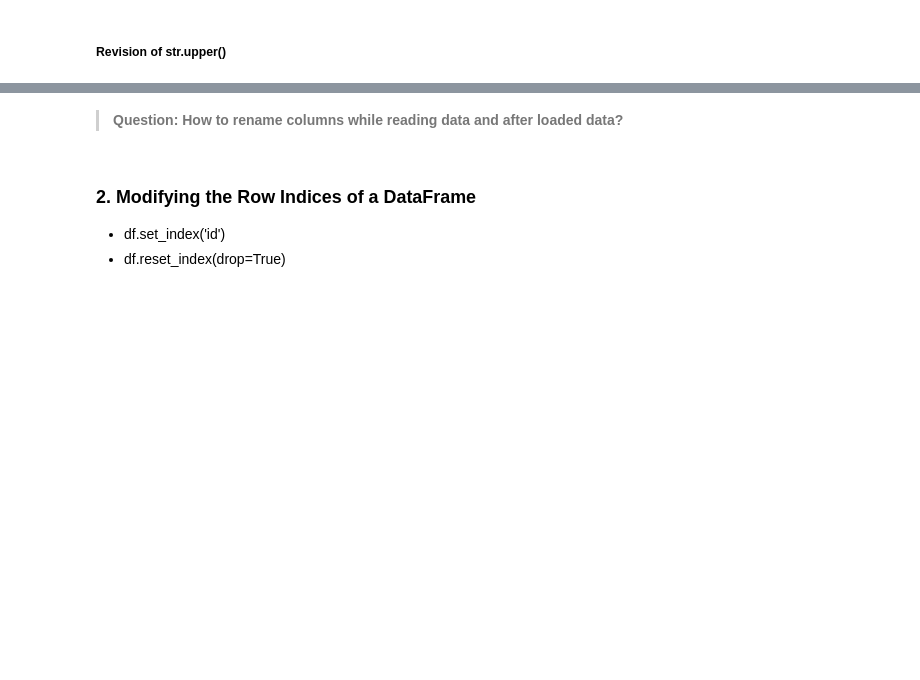
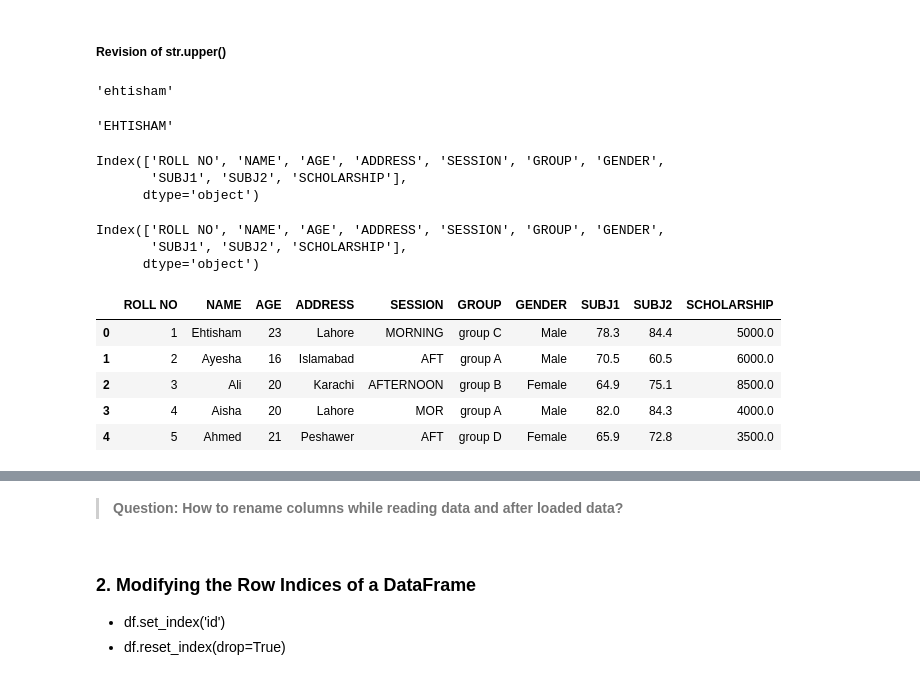
Before and after one commit to ehtisham-sadiq/Python-Backend, a Jupyter notebook: NumPy_Pandas_Tutorials/DataFrame_Modification.ipynb, the cells around one changed output, grey strips where cells are left out. Saved outputs shown, nothing was run; the diff lists cells and outputs as text; code cells hidden in the pictures; blank space fills up the shorter version.

```diff
--- a/NumPy_Pandas_Tutorials/DataFrame_Modification.ipynb
+++ b/NumPy_Pandas_Tutorials/DataFrame_Modification.ipynb
@@ -97,10 +129,33 @@ df.columns
 ##### Revision of str.upper()
 # %%
 str1 = "ehtisham"
-# str1
-# print(dir(str1))
-str1.upper()
+str1
+# %% [output]
+'ehtisham'
+# %%
+# print(dir(str1))
+str1.upper()
+# %% [output]
+'EHTISHAM'
+# %%
+df.columns.str.upper()
+# %% [output]
+Index(['ROLL NO', 'NAME', 'AGE', 'ADDRESS', 'SESSION', 'GROUP', 'GENDER',
+       'SUBJ1', 'SUBJ2', 'SCHOLARSHIP'],
+      dtype='object')
 # %%
 df.columns = df.columns.str.upper()
-df.columns = df.columns.str.replace(' ','_')
-df.columns = df.columns.str.replace('-','_')
+df.columns
+# %% [output]
+Index(['ROLL NO', 'NAME', 'AGE', 'ADDRESS', 'SESSION', 'GROUP', 'GENDER',
+       'SUBJ1', 'SUBJ2', 'SCHOLARSHIP'],
+      dtype='object')
+# %%
+df.head()
+# %% [output]
+|  | ROLL NO | NAME | AGE | ADDRESS | SESSION | GROUP | GENDER | SUBJ1 | SUBJ2 | SCHOLARSHIP |
+| 0 | 1 | Ehtisham | 23 | Lahore | MORNING | group C | Male | 78.3 | 84.4 | 5000.0 |
+| 1 | 2 | Ayesha | 16 | Islamabad | AFT | group A | Male | 70.5 | 60.5 | 6000.0 |
+| 2 | 3 | Ali | 20 | Karachi | AFTERNOON | group B | Female | 64.9 | 75.1 | 8500.0 |
+| 3 | 4 | Aisha | 20 | Lahore | MOR | group A | Male | 82.0 | 84.3 | 4000.0 |
+| 4 | 5 | Ahmed | 21 | Peshawer | AFT | group D | Female | 65.9 | 72.8 | 3500.0 |
```
Also changed, not shown: parts of 35 cells of this notebook.
